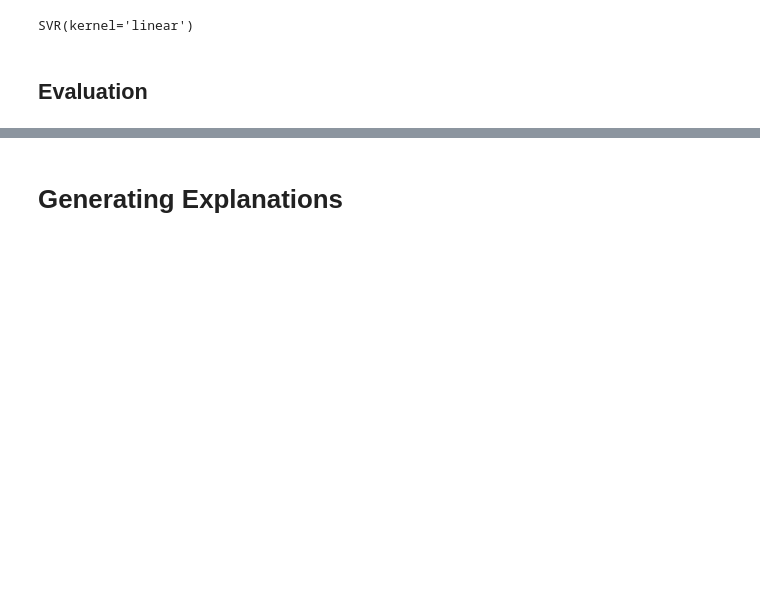
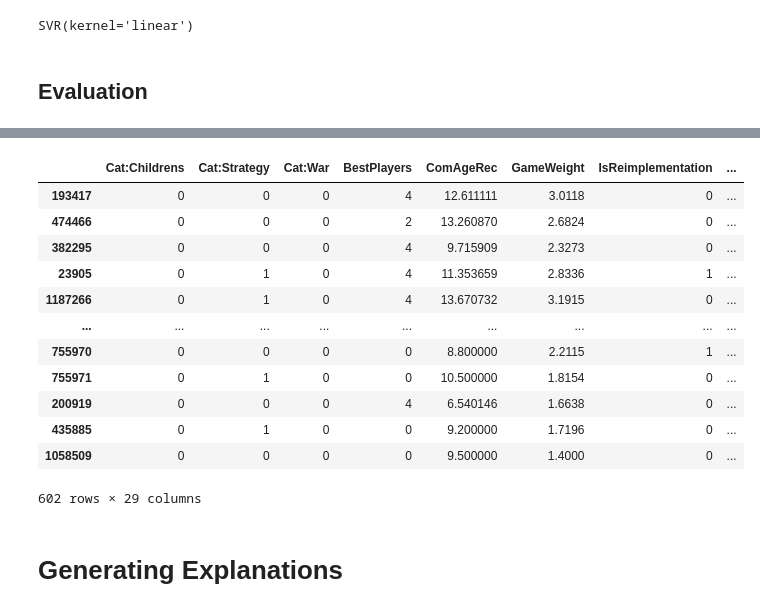
Before and after one commit to VitalijsTickovs/RecSys_Project, a Jupyter notebook: content-based_filtering/individual-content-based-filtering.ipynb, the cells around one changed output, grey strips where cells are left out. Cells and saved outputs as stored; diff of their text form; code cells hidden in the pictures; blank space fills up the shorter version.

Commit message:
produce recommendations for cbf implemented

```diff
--- a/content-based_filtering/content-based-filtering.ipynb
+++ b/content-based_filtering/individual-content-based-filtering.ipynb
@@ -394,0 +315,27 @@ users_for_test = random.sample(list(all_user_names), num_users_test)
+# %%
+def produce_recommendations(user, user_item_all_features, regressor, n=10):
+    """ produces a list of n recommendations for a given user by utilizing CBF """
+
+    # train regressor on rated items
+    X_train = user_item_all_features[user_item_all_features['user']==user].drop(columns=['user','item','rating'])
+    y_train = user_item_all_features[user_item_all_features['user']==user]['rating']
+    regressor.fit(X_train, y_train)
+
+    # filter out rated items
+    items_to_rate = user_item_all_features[~user_item_all_features['user'].isin([user])]
+
+    # extract features
+    X_features = items_to_rate[['user','rating','item']]
+    X_predict = items_to_rate.drop(columns=['user','rating','item'])
+    X_indices = X_predict.index
+
+    # predict ratings
+    predictions = regressor.predict(X_predict)
+    X_predict['predictions'] = predictions
+    X_predict[['user','rating','item']] = X_features
+
+    # sort items
+    sorted_df = X_predict.sort_values(by=['predictions'], ascending=False)
+
+    # pick n best results
+    return sorted_df.iloc[:n,:]
@@ -448,0 +412,10 @@ RMSE: 1.34  | MAE: 1.12
+# %%
+n = 10
+items_recommended = []
+users_for_coverage = random.sample(tuple(all_user_names),100)
+i = 0
+for u in users_for_coverage:
+    i+=1
+    if i%10==0:
+        print(i/len(users_for_coverage)*100,'%')
+    items_recommended.append(produce_recommendations(u, user_item_all_features[final_item_features], DecisionTreeRegressor()))
@@ -449,3 +433,21 @@ RMSE: 1.34  | MAE: 1.12
+# %%
+items_recommended_df = pd.concat(items_recommended)
+# %%
+items_recommended_df.drop_duplicates(subset=['item'])
+# %% [output]
+|  | Cat:Childrens | Cat:Strategy | Cat:War | BestPlayers | ComAgeRec | GameWeight | IsReimplementation | ... |
+| 193417 | 0 | 0 | 0 | 4 | 12.611111 | 3.0118 | 0 | ... |
+| 474466 | 0 | 0 | 0 | 2 | 13.260870 | 2.6824 | 0 | ... |
+| 382295 | 0 | 0 | 0 | 4 | 9.715909 | 2.3273 | 0 | ... |
+| 23905 | 0 | 1 | 0 | 4 | 11.353659 | 2.8336 | 1 | ... |
+| 1187266 | 0 | 1 | 0 | 4 | 13.670732 | 3.1915 | 0 | ... |
+| ... | ... | ... | ... | ... | ... | ... | ... | ... |
+| 755970 | 0 | 0 | 0 | 0 | 8.800000 | 2.2115 | 1 | ... |
+| 755971 | 0 | 1 | 0 | 0 | 10.500000 | 1.8154 | 0 | ... |
+| 200919 | 0 | 0 | 0 | 4 | 6.540146 | 1.6638 | 0 | ... |
+| 435885 | 0 | 1 | 0 | 0 | 9.200000 | 1.7196 | 0 | ... |
+| 1058509 | 0 | 0 | 0 | 0 | 9.500000 | 1.4000 | 0 | ... |
+602 rows × 29 columns
 # %% [markdown]
 # Generating Explanations
 # %%
```
Also changed, not shown: parts of 17 cells of this notebook, 3 other files.
